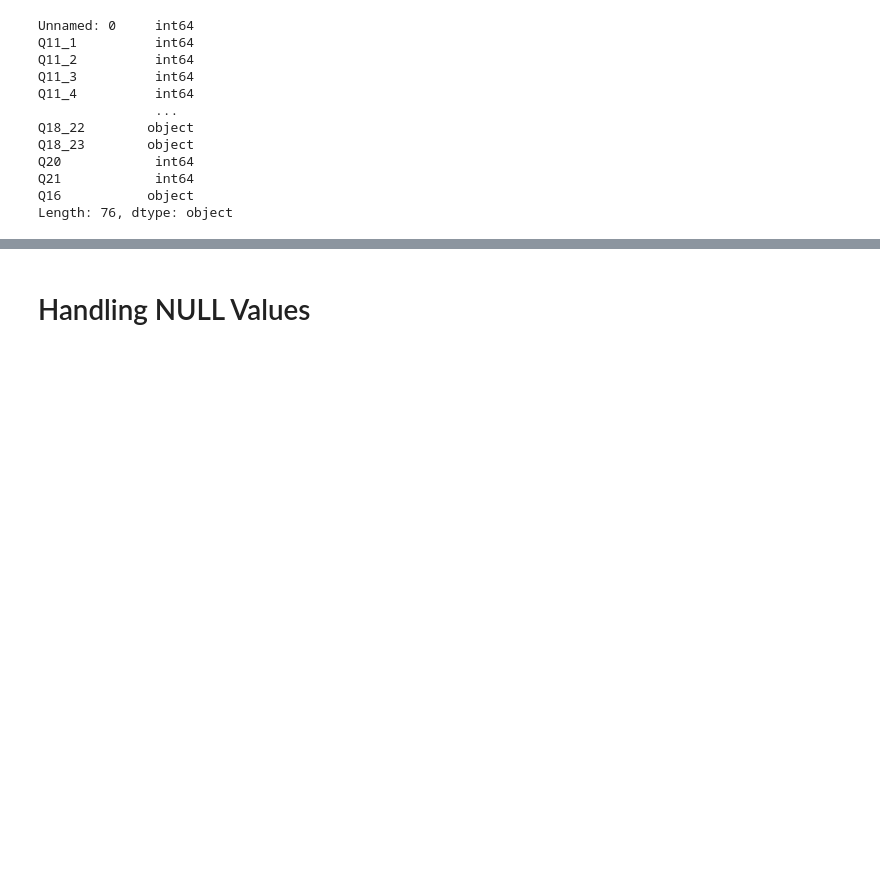
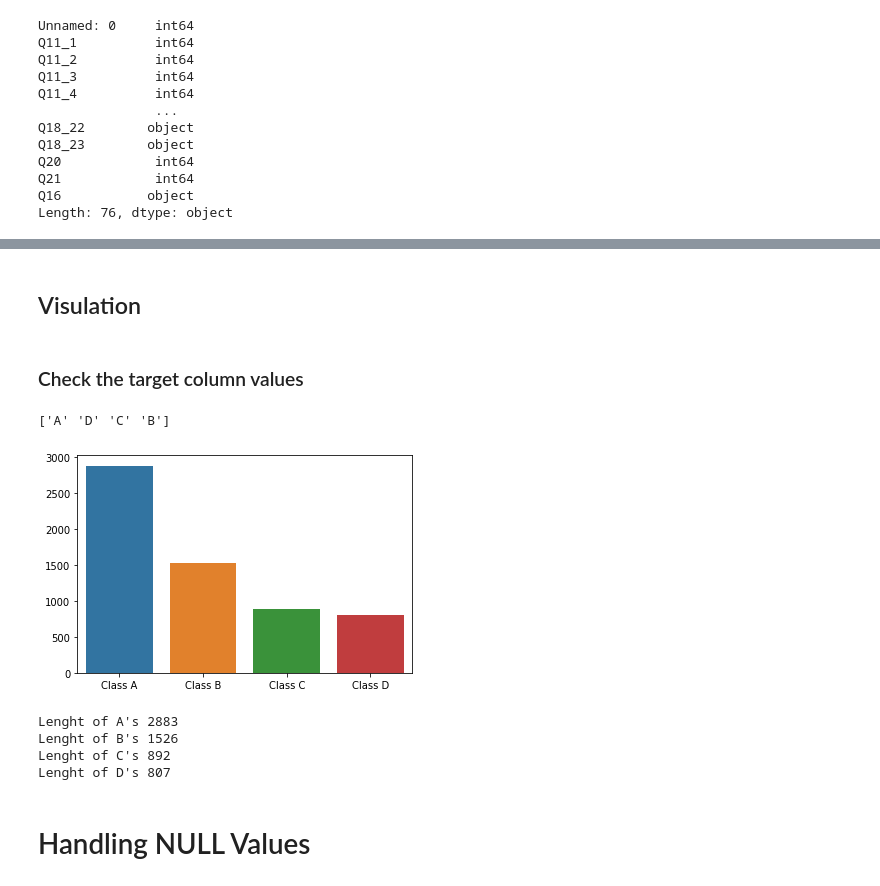
Before and after one commit to SeyitKoyuncu/CENG464-DataMining, a Jupyter notebook: CENG464_DataMiningProject.ipynb, the cells around one changed output, grey strips where cells are left out. Cells and saved outputs as stored; diff of their text form; code cells hidden in the pictures; blank space fills up the shorter version.

```diff
--- a/CENG464_DataMiningProject.ipynb
+++ b/CENG464_DataMiningProject.ipynb
@@ -88,3 +112,24 @@ Length: 76, dtype: object
+# %% [markdown]
+## Visulation
+# %% [markdown]
+### Check the target column values
+# %%
+print(df['Q16'].unique())
+class_distribution = {'Class A': len(df[df['Q16'] == 'A'].value_counts()), 'Class B': len(df[df['Q16'] == 'B'].value_counts()), 'Class C': len(df[df['Q16'] == 'C'].value_counts()), 'Class D': len(df[df['Q16'] == 'D'].value_counts())}
+
+sns.barplot(x=list(class_distribution.keys()), y=list(class_distribution.values()))
+plt.show()
+print(f"Lenght of A's {len(df[df['Q16'] == 'A'].value_counts())}")
+print(f"Lenght of B's {len(df[df['Q16'] == 'B'].value_counts())}")
+print(f"Lenght of C's {len(df[df['Q16'] == 'C'].value_counts())}")
+print(f"Lenght of D's {len(df[df['Q16'] == 'D'].value_counts())}")
+# %% [output]
+['A' 'D' 'C' 'B']
+[figure, added]
+Lenght of A's 2883
+Lenght of B's 1526
+Lenght of C's 892
+Lenght of D's 807
 # %% [markdown]
 # Handling NULL Values
 # %%
```
Also changed, not shown: parts of 18 cells of this notebook.
